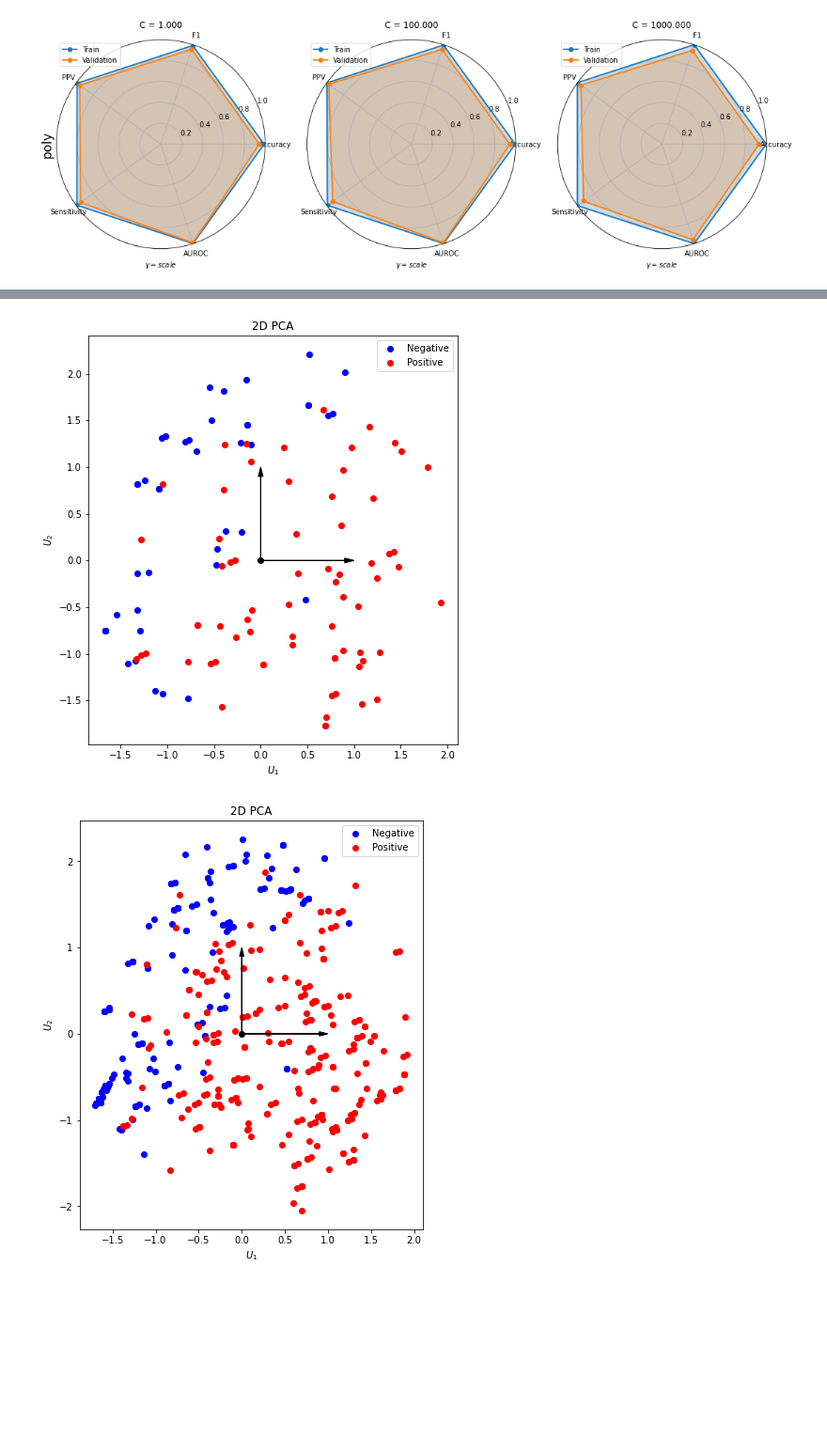
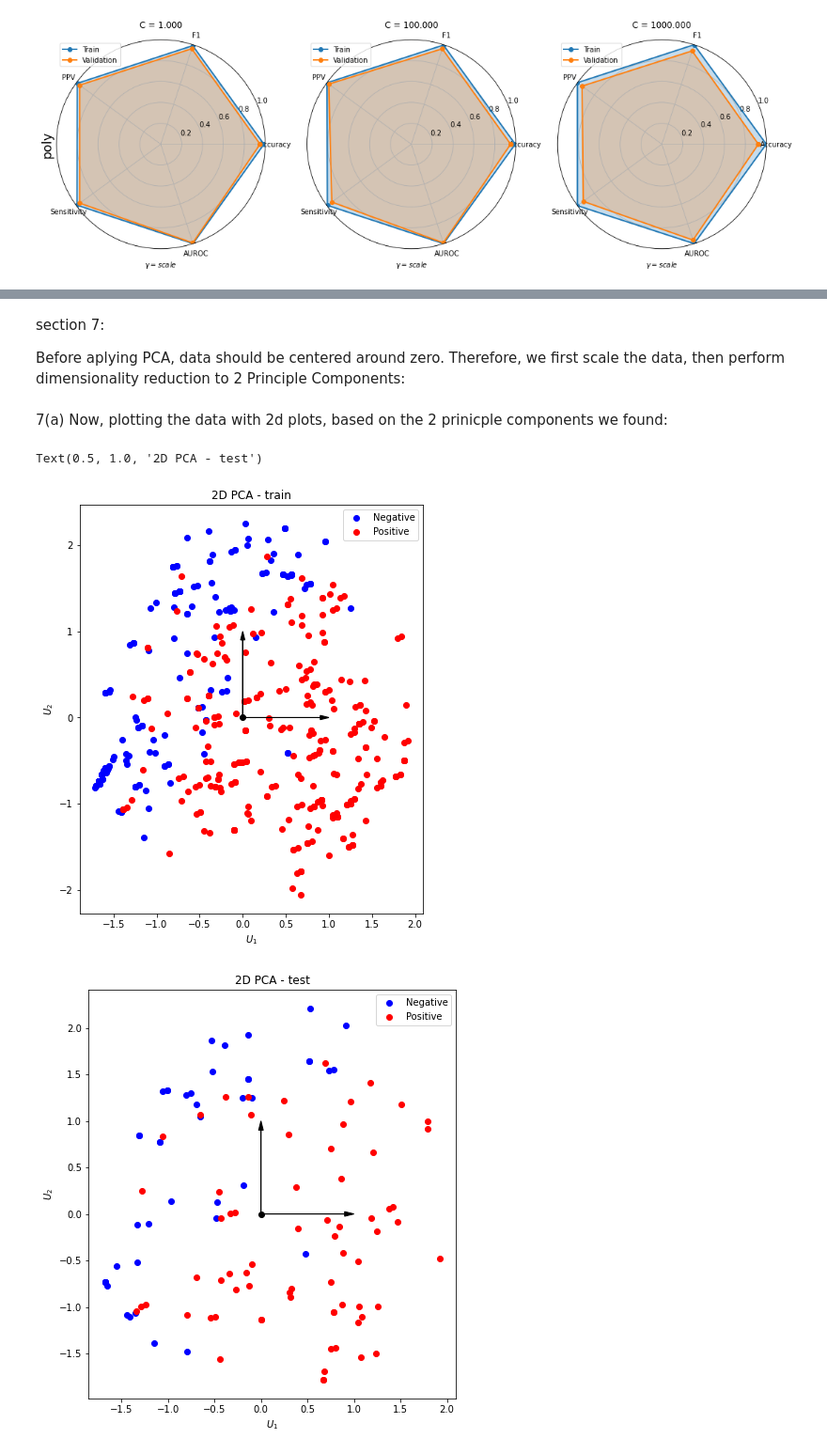
Before and after one commit to mlh-master/hw2_mlh-taima-leen, a Jupyter notebook: HW2_Solution.ipynb, the cells around one changed output, grey strips where cells are left out. Shown at 94% size. Drawn from its saved outputs; the diff is of its cells as text; code cells hidden in the pictures; blank space fills up the shorter version.

```diff
--- a/HW2_Solution.ipynb
+++ b/HW2_Solution.ipynb
@@ -538,2 +545,6 @@ AUROC is 0.972
+# %% [markdown]
+section 7:
+
+Before aplying PCA, data should be centered around zero. Therefore, we first scale the data, then perform dimensionality reduction to 2 Principle Components:
 # %%
 #7a-
@@ -566,9 +573,17 @@ def plt_2d_pca(X_pca,y):
     ax.set_xlabel('$U_1$')
     ax.set_ylabel('$U_2$')
     ax.set_title('2D PCA')
-# %%
-plt_2d_pca(X_test_pca,y_test)
-plt_2d_pca(X_train_pca,y_train)
-# %% [output]
-[figure, removed]
-[figure, removed]
+# %% [markdown]
+7(a) Now, plotting the data with 2d plots, based on the 2 prinicple components we found:
+# %%
+#train set
+plt_2d_pca(X_train_pca,y_train)
+plt.title('2D PCA - train')
+
+#test set
+plt_2d_pca(X_test_pca,y_test)
+plt.title('2D PCA - test')
+# %% [output]
+Text(0.5, 1.0, '2D PCA - test')
+[figure, added]
+[figure, added]
```
Also changed, not shown: parts of 32 cells of this notebook.
